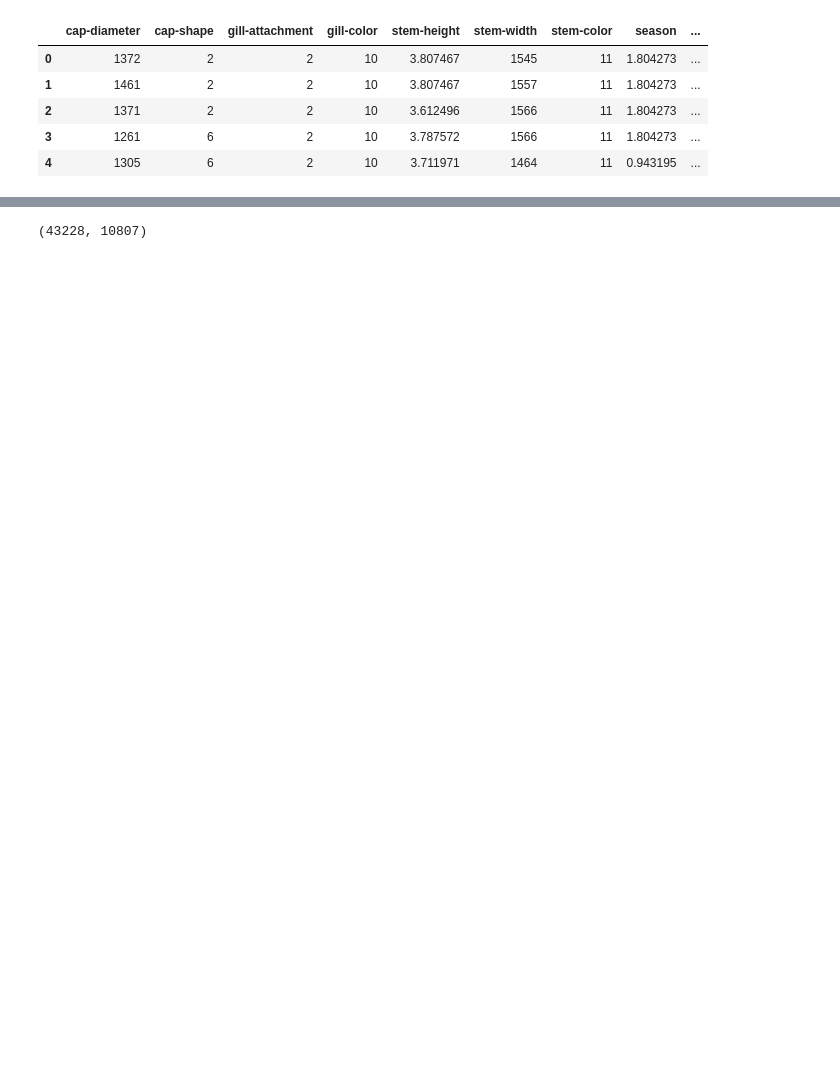
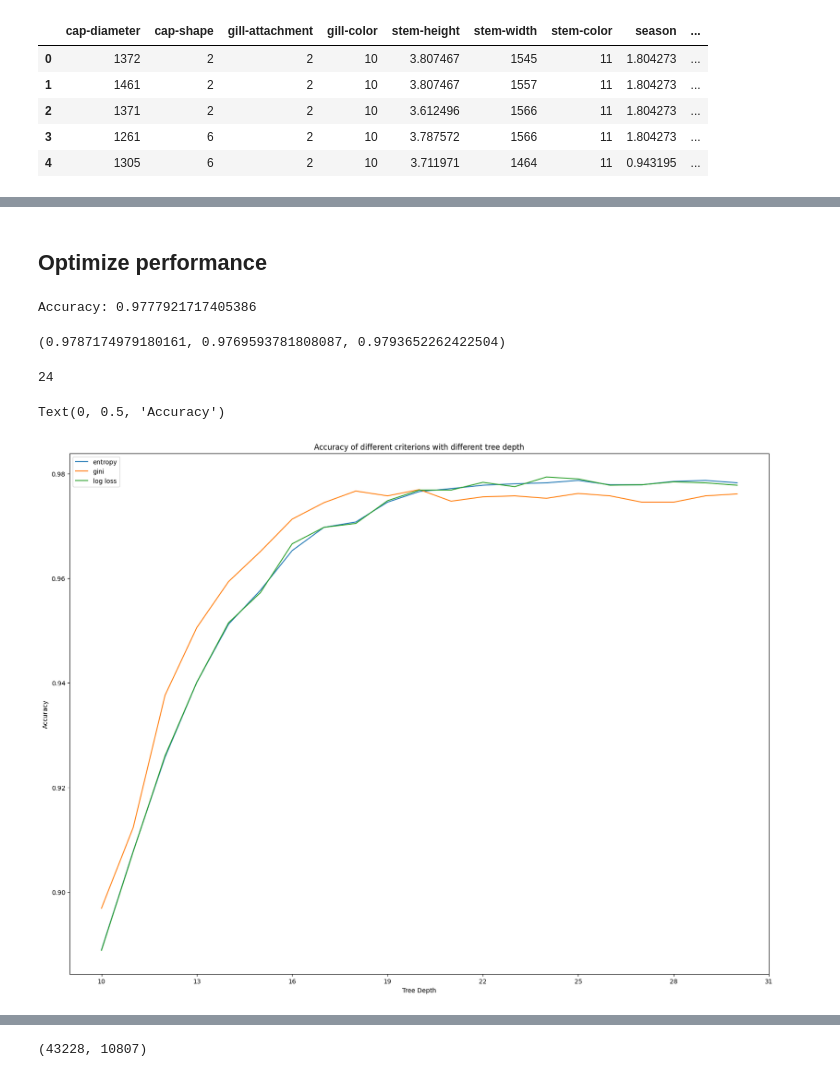
Before and after one commit to hiendamvan/mushroom_edible_classification, a Jupyter notebook: decision_tree.ipynb, the cells around one changed output, grey strips where cells are left out. Saved outputs shown, nothing was run; the diff lists cells and outputs as text; code cells hidden in the pictures; blank space fills up the shorter version.

Commit message:
Split data into 3 sets: train, valid, test. Train decision tree again

```diff
--- a/decision_tree.ipynb
+++ b/decision_tree.ipynb
@@ -27 +27,4 @@ y = df.iloc[:, -1:]
 X_train, X_test, y_train, y_test = train_test_split(X, y, test_size = 0.2, shuffle= True, random_state=1)
+# %%
+# spilt train into train data and valid data for comparing different model structures and choosing hyperparameters of the model.
+X_train, X_valid, y_train, y_valid = train_test_split(X_train, y_train, test_size=0.25, shuffle=True, random_state=1)
@@ -27,0 +51,64 @@ X_train, X_test, y_train, y_test = train_test_split(X, y, test_size = 0.2, shuff
+# %% [markdown]
+## Optimize performance
+# %%
+# 1. Change criterion: gini(default), entropy, log-loss
+model = DecisionTreeClassifier(criterion='entropy')
+
+# train model
+model = model.fit(X_train, y_train)
+
+# predict the response for X_valid
+y_pred = model.predict(X_valid)
+
+# Evaluate model : accuracy
+print("Accuracy:", metrics.accuracy_score(y_valid, y_pred))
+# %% [output]
+Accuracy: 0.9777921717405386
+# %%
+# 1. Pre pruning
+# + max_depth: int, default = None
+# + min_samples_split: int or float, default = 2
+# + min_samples_leaf: int or float, default = 1
+# should train for 10 - 40 depth tree to see the increase
+
+def decisionTree(crite):
+    acc = []
+    for i in range (10, 31):
+        model = DecisionTreeClassifier(criterion= crite, max_depth= i)
+
+        # train model
+        model = model.fit(X_train, y_train)
+
+        # predict the response for X_valid
+        y_pred = model.predict(X_valid)
+
+        # Evaluate model : accuracy
+        accuracy = metrics.accuracy_score(y_valid, y_pred)
+        acc.append(accuracy)
+    return acc
+
+entropy = decisionTree('entropy')
+gini = decisionTree('gini')
+logLoss = decisionTree('log_loss')
+# %%
+max(entropy), max(gini), max(logLoss)
+# %% [output]
+(0.9787174979180161, 0.9769593781808087, 0.9793652262422504)
+# %%
+depthOfMax = logLoss.index(max(logLoss)) + 10
+depthOfMax
+# %% [output]
+24
+# %%
+plt.figure(figsize=(20, 15))
+plt.plot(entropy, label = 'entropy')
+plt.plot(gini, label = 'gini')
+plt.plot(logLoss, label = 'log loss')
+plt.legend()
+plt.title('Accuracy of different criterions with different tree depth')
+plt.xticks(ticks=(0, 3, 6, 9, 12, 15, 18, 21), labels=(10, 13, 16, 19, 22, 25, 28, 31))
+plt.xlabel("Tree Depth")
+plt.ylabel("Accuracy")
+# %% [output]
+Text(0, 0.5, 'Accuracy')
+[figure, added]
```
Also changed, not shown: parts of 18 cells of this notebook, 1 other file.
